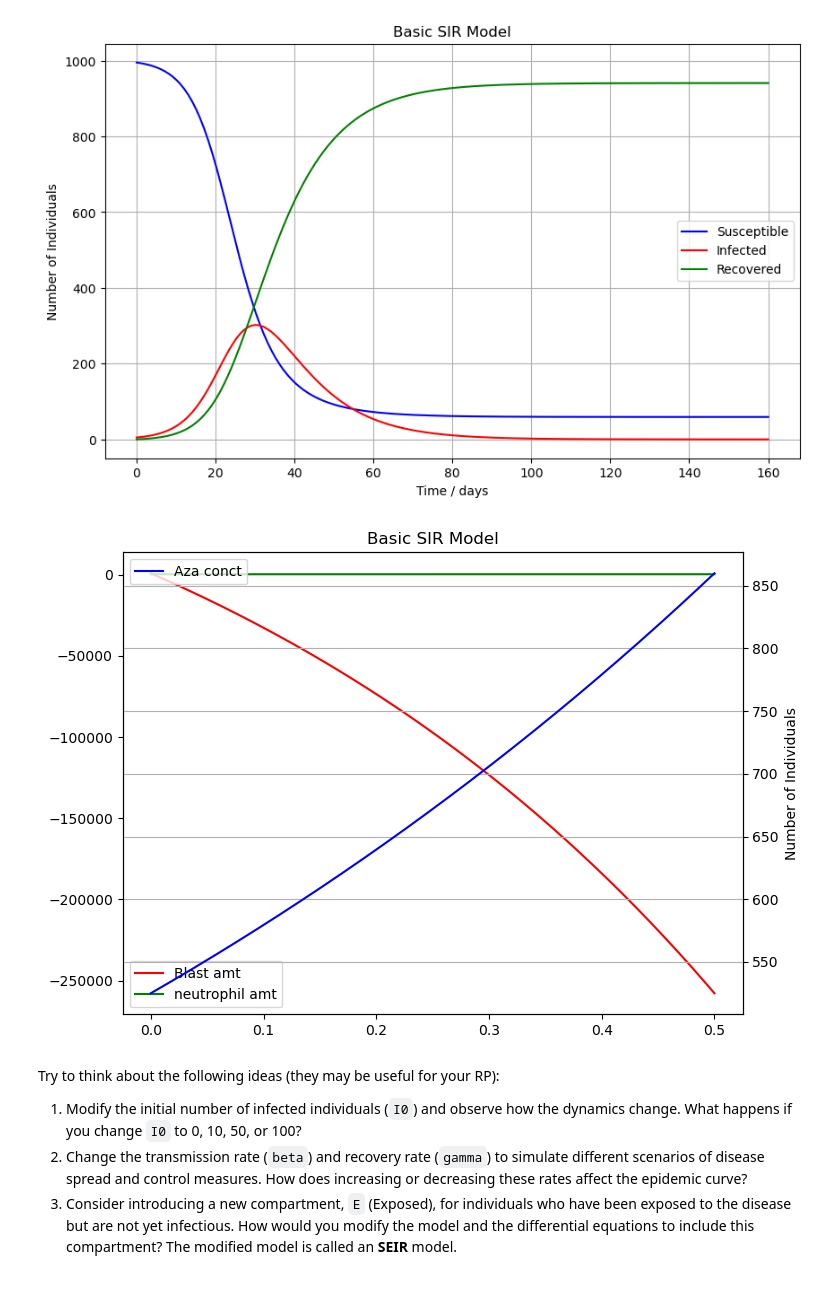
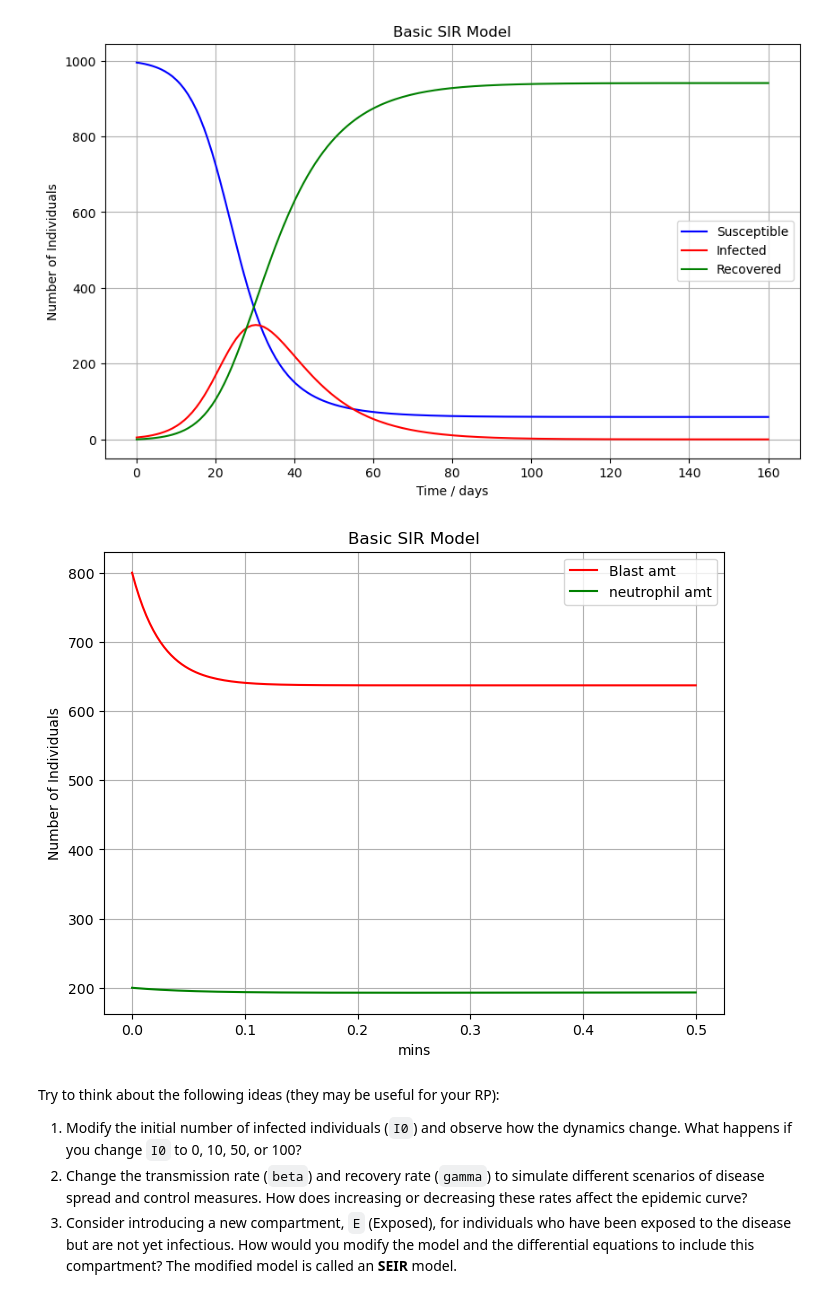
Before and after one commit to humdCoding/Rp4, a Jupyter notebook: Compartment Models Primer-Copy1.ipynb, the cells around one changed output. Drawn from its saved outputs; the diff is of its cells as text; code cells hidden in the pictures.

Commit message:
Made the graph actually look good finally. Idk if its credible though...

```diff
--- a/Compartment Models Primer-Copy1.ipynb
+++ b/Compartment Models Primer-Copy1.ipynb
@@ -124,18 +124,35 @@ N =1000
 A0 = 75 # the usuall dose is 75mg/m^2 for seven days  so 75*7
 B0 = 800
 W0 = N -B0 #This means that neutrophil population is dependant on Blast population
-k =  #the rate at which azacitidine becomes ineffective? assume it takes 28 days for 525 mg to become ineffective
+k = 20 #the rate at which azacitidine becomes ineffective? assume it takes 28 days for 525 mg to become ineffective
 b = 0.1
 g = 0.651 #Feedback of neutrophil level on stem cell proliferation
 H = 4.67 #Equilibrium level of healthy neutrophils
 
+def neutrophil_Def(y,t, Ewbc, Xwbc,B = 4.67,gam=0.651,ktr = 0.236): # Nucleophil differentiation in three compartment model
+    Xpr, Xtr,Xwbc = y
+    kwbc = 2.3765
+    if Xpr+Xl1 < 4*4.67/kwbc:
+        dc = 0
+    else:
+        dc = Xpr+Xl1 - (4*4.67/kwbc)
+
+    F = ktr*((B/Xwbc)**gam)*(1-Ewbc) #proliferation rate (of neutrophils?)
+    G = ktr # differentiation rate
+    dXprdt = Xpr*(F-G -dc) #change in concentration of proliferating cells in blood,
+    #dc =  represents the rate of cell death due to the effects of leukemic blasts
+    dXtrdt = G*Xpr - G*Xtr#change in concentration of transition cells in blood
+    dXwbcdt = G*Xtr -
+    #dXwbcdt = G*Xtr - kwbc*Xwbc # change in concentration of mature neutrophils in blood
+    return [dXprdt,dXtrdt,dXwbcdt]
 
 def model(y,t,N,H,k,b,g):
     A,B,W = y
     E = A*(1.1)
     dAdt = A - k*(A)
     dBdt = b*(B)*(1/N) - (E*A)
-    dWdt = -b*(B)*(1/N) +  (1-E)*k*((H/W)**g)
+    dWdt = -b*(B)*(1/N) +
+    #dWdt = -b*(B)*(1/N) +  (1-E)*k*((H/W)**g)
     return[dAdt,dBdt,dWdt]
 
 y0 = A0,B0,W0
@@ -154,36 +171,36 @@ def sir_model(y, t, N, beta, gamma):
     return [dSdt, dIdt, dRdt]
 
 # Time vector
 t = np.linspace(0, 160, 160)
 
 # Initial conditions vector
 y0 = S0, I0, R0
 
 # Integrate the SIR equations over time t
 # This uses the odeint numerical integration function from the scipy package.
 ret = odeint(sir_model, y0, t, args=(N, beta, gamma))
 S, I, R = ret.T #Transpose the vector
 '''
 # Plotting
 #plt.figure(figsize=(10, 6))
 fig, ax1 = plt.subplots(figsize=(8, 6))
-ax2=ax1.twinx()
-ax2.plot(t, A, 'b', label='Aza conct')
+#ax2=ax1.twinx()
+#ax2.plot(t, A, 'b', label='Aza conct')
 ax1.plot(t, B, 'r', label='Blast amt')
 ax1.plot(t, W, 'g', label='neutrophil amt')
 #ax2.set_ylim(0,100)
 #ax1.set_ylim(0,1000)
 #plt.plot(t, A, 'b', label='Aza conct')
 
 plt.title('Basic SIR Model')
 plt.xlabel('mins')
 plt.ylabel('Number of Individuals')
 ax1.legend()
 ax2.legend()
 plt.grid(True)
 plt.show()
 # %% [output]
-[figure, old version]
+[figure, new version]
 # %% [markdown]
 Try to think about the following ideas (they may be useful for your RP):
 
```
Also changed, not shown: parts of 1 cell of this notebook.
